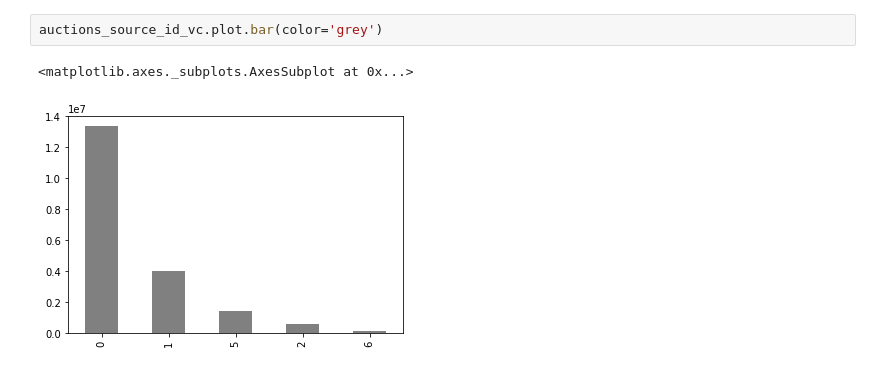
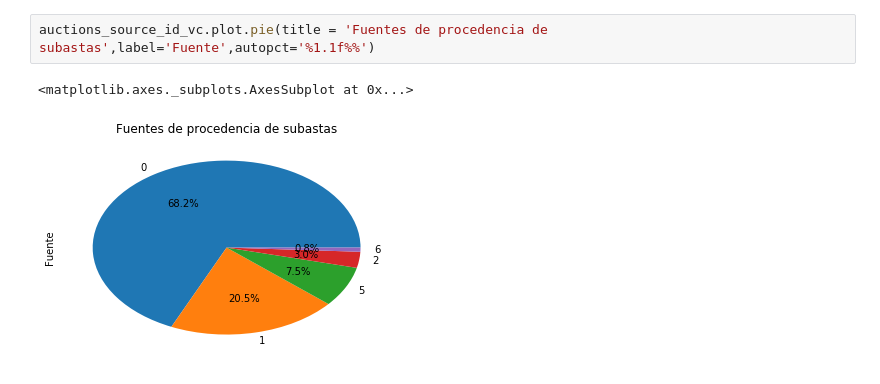
Before and after one commit to PBrrtrn/7506-organizacion-de-datos-TP1-1C2019, a Jupyter notebook: Exploracion_Pablo/analisis_ref_types.ipynb, the cells around one changed output. Drawn from its saved outputs; the diff is of its cells as text.

```diff
--- a/Exploracion_Pablo/analisis_ref_types.ipynb
+++ b/Exploracion_Pablo/analisis_ref_types.ipynb
@@ -24,5 +30,5 @@ auctions_source_id_vc.plot.pie()
-# %%
-auctions_source_id_vc.plot.bar(color='grey')
-# %% [output]
-<matplotlib.axes._subplots.AxesSubplot at 0x...>
-[figure, removed]
+# %%
+auctions_source_id_vc.plot.pie(title = 'Fuentes de procedencia de subastas',label='Fuente',autopct='%1.1f%%')
+# %% [output]
+<matplotlib.axes._subplots.AxesSubplot at 0x...>
+[figure, added]
```
Also changed, not shown: parts of 5 cells of this notebook, 1 other file.
